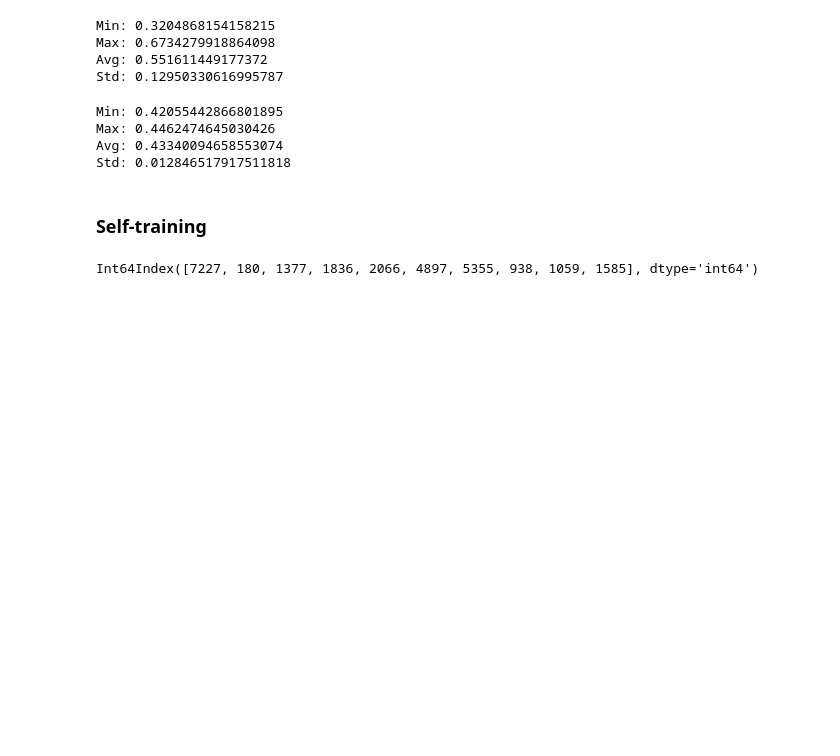
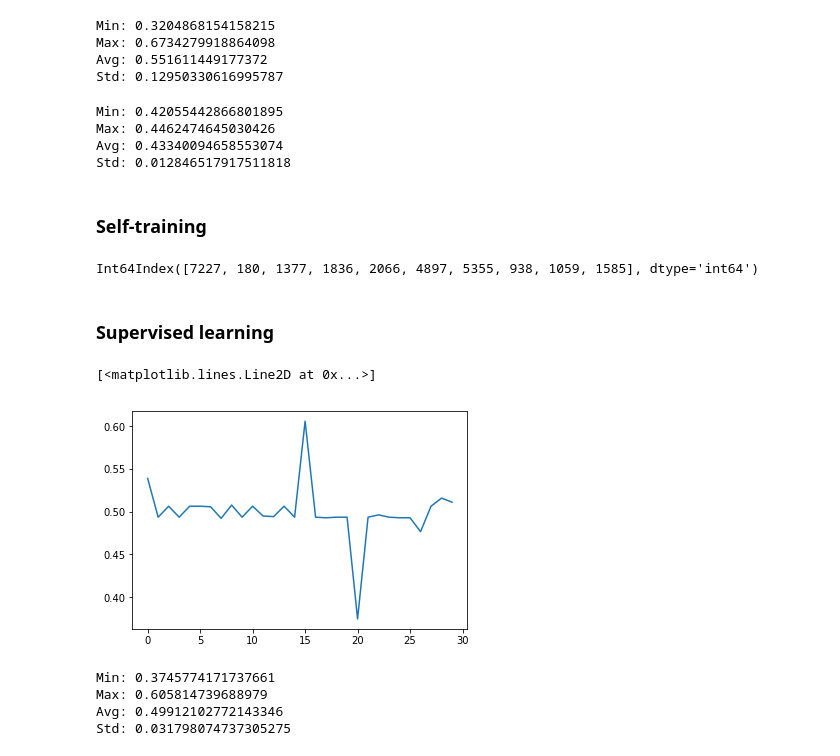
Before and after one commit to pmacinec/vos2-co-training, a Jupyter notebook: co-training-results.ipynb, the cells around one changed output. Saved outputs shown, nothing was run; the diff lists cells and outputs as text; code cells hidden in the pictures; blank space fills up the shorter version.

Commit message:
Added: last calculation - supervised learning

```diff
--- a/co-training-results.ipynb
+++ b/co-training-results.ipynb
@@ -520,3 +520,37 @@ lg_co_clf = CoTrainingClassifier(LogisticRegression(), p=2, n=2)
 lg_co_clf.fit(X_train[col_names1].reset_index(), X_train[col_names2].reset_index(), y_train.reset_index())
 y_pred = lg_co_clf.predict(X_test[col_names1], X_test[col_names2])
 print (classification_report(y_test, y_pred))
+# %% [markdown]
+### Supervised learning
+# %%
+scores_supervised = []
+
+for x in range(30):
+
+    df_x0 = X_train[y_train == 0].sample(5)
+    df_x1 = X_train[y_train == 1].sample(5)
+
+    train = pd.concat([df_x0,df_x1])
+    train['label'] = y_train.loc[train.index]
+
+    benchmark_clf = RandomForestClassifier(n_estimators=500, max_depth=20,
+                              random_state=10)
+
+    benchmark_clf.fit(train[train.columns.difference(['label'])], train['label'])
+    y_pred = benchmark_clf.predict(X_test)
+    scores_supervised.append(accuracy_score(y_pred,y_test))
+# %%
+plt.plot(scores_supervised)
+# %% [output]
+[<matplotlib.lines.Line2D at 0x...>]
+[figure, added]
+# %%
+print("Min: " + str(np.min(scores_supervised)))
+print("Max: " + str(np.max(scores_supervised)))
+print("Avg: " + str(np.mean(scores_supervised)))
+print("Std: " + str(np.std(scores_supervised)))
+# %% [output]
+Min: 0.3745774171737661
+Max: 0.605814739688979
+Avg: 0.49912102772143346
+Std: 0.031798074737305275
```
Also changed, not shown: parts of 3 cells of this notebook.
